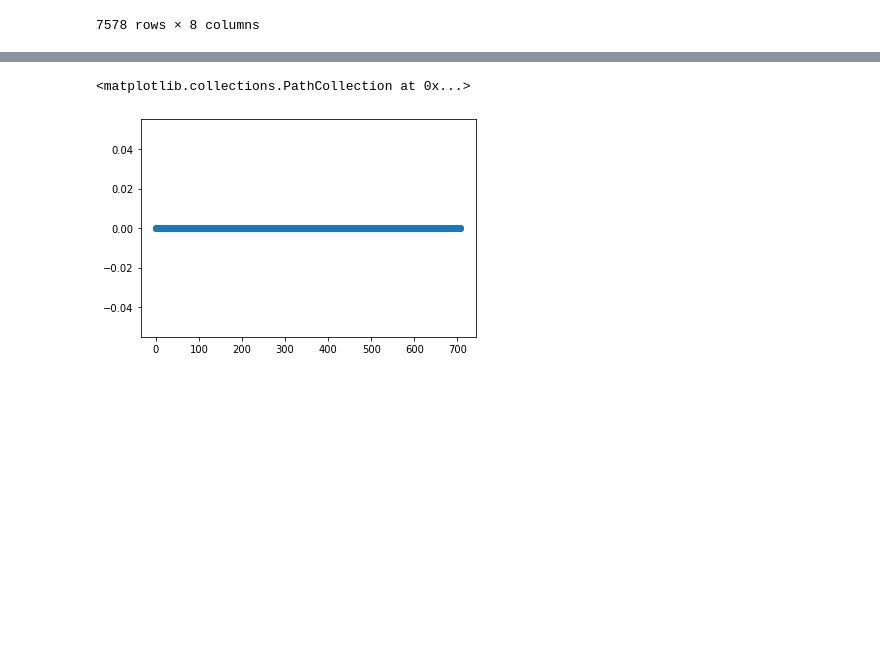
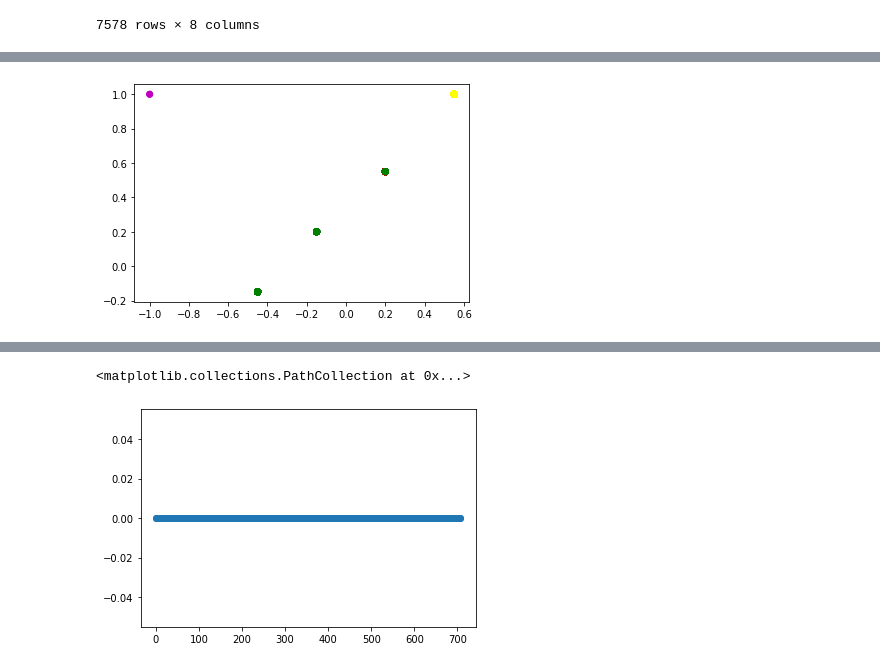
Before and after one commit to charles66820/mcDatapack, a Jupyter notebook: mc.ipynb, the cells around one changed output, grey strips where cells are left out. Saved outputs shown, nothing was run; the diff lists cells and outputs as text; code cells hidden in the pictures; blank space fills up the shorter version.

```diff
--- a/mc.ipynb
+++ b/mc.ipynb
@@ -30,0 +88,4 @@ dataset
+# %%
+showVec(dataset[bNameSelect], "temperature")
+# %% [output]
+[figure, added]
```
Also changed, not shown: parts of 15 cells of this notebook.
